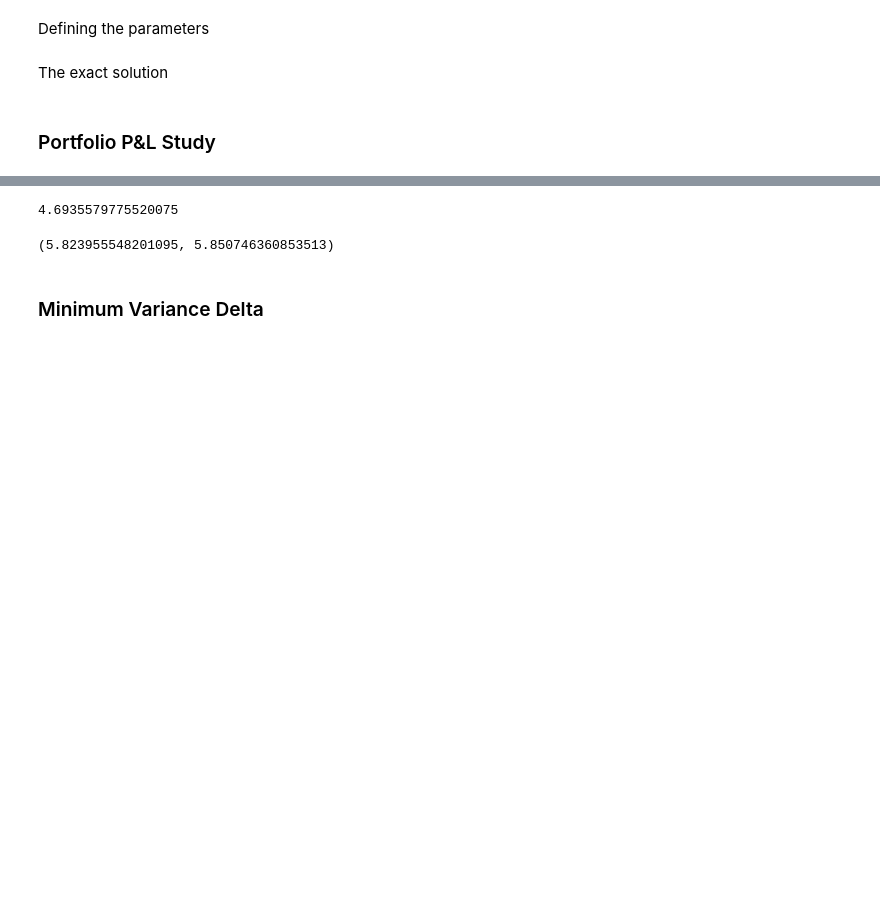
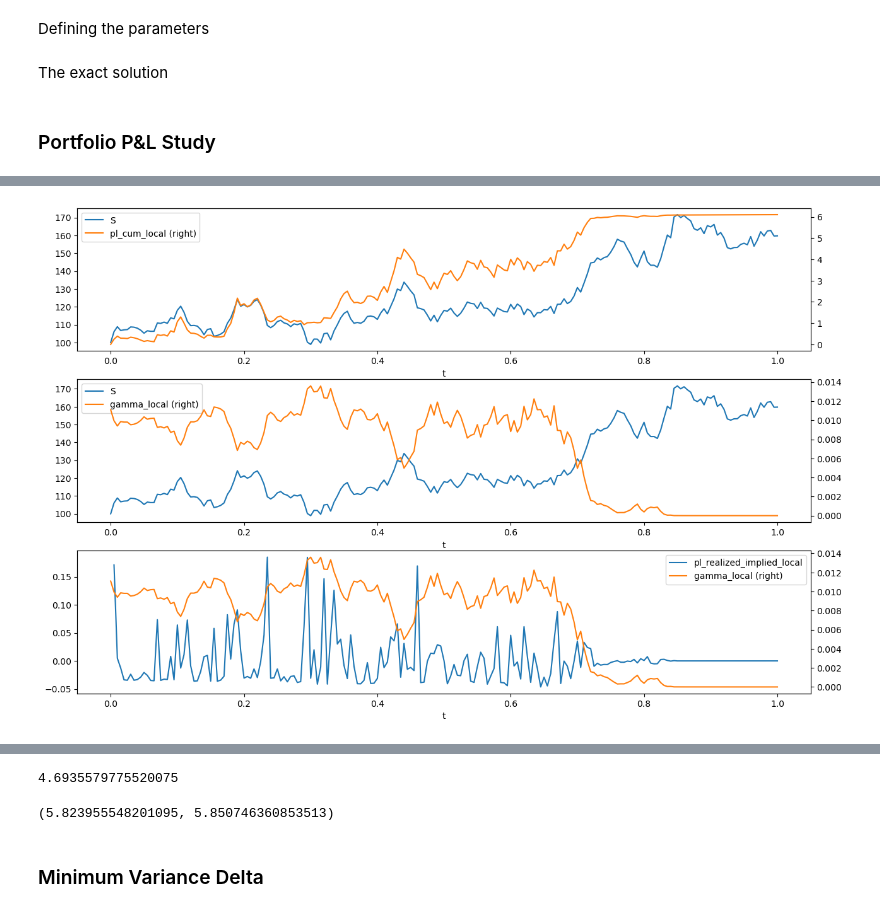
Before and after one commit to fbristotti/cqf, a Jupyter notebook: final/final.ipynb, the cells around one changed output, grey strips where cells are left out. Saved outputs shown, nothing was run; the diff lists cells and outputs as text; code cells hidden in the pictures; blank space fills up the shorter version.

```diff
--- a/final/final.ipynb
+++ b/final/final.ipynb
@@ -304,0 +349,34 @@ The exact solution
+# %%
+def get_portfolio(S0, r, K, T, N, B, vol_local, vol_impl, repl_vol='implied'):
+    dt = T/N
+    df = pd.DataFrame(index=np.arange(0, T+dt, dt), data=np.arange(0, T+dt, dt), columns=['t'])
+    df['S'] = get_asset_path(S0, r, dt, vol_local, B)
+    df['S_return'] = df.S.pct_change()
+    df['option'] = df.apply(lambda row: get_call(row.S, vol_impl, 0, r, K, T-row.t), axis=1)
+    df['vol_local'] = vol_local
+    df['vol_impl'] = vol_impl
+
+    for vol_type in ['local', 'impl']:
+        df['delta_' + vol_type] = df.apply(lambda row: get_delta(row.S, row['vol_' + vol_type], 0, r, K, T-row.t), axis=1)
+        df['portfolio_' + vol_type] = df.option - df['delta_' + vol_type]*df.S
+        df['cashflow_delta_' + vol_type] = (df['delta_' + vol_type] - df['delta_' + vol_type].shift(1)) * df.S
+        df['cash_account_' + vol_type] = list(accumulate(df['cashflow_delta_' + vol_type].values[1:], lambda a,b: a * np.exp(r*dt) + b, initial=-df['portfolio_' + vol_type].values[0]))
+        df['pl_cum_' + vol_type] = df['portfolio_' + vol_type] + df['cash_account_' + vol_type]
+
+        df['gamma_' + vol_type] = df.apply(lambda row: get_gamma(row.S, row['vol_' + vol_type], 0, r, K, T-row.t), axis=1)
+        df['pl_realized_implied_' + vol_type] = df.apply(lambda row: 0.5*row['gamma_' + vol_type]*row.S**2*(row.S_return**2-row['vol_' + vol_type]**2*dt), axis=1)
+        df['made_money_' + vol_type] = df.apply(lambda row: row.S_return**2 >= row['vol_' + vol_type]**2*dt, axis=1)
+        df['gamma_total_pl_' + vol_type] = df.apply(lambda row: row['pl_realized_implied_' + vol_type]*np.exp(-r*dt), axis=1)
+
+        df['actual_pl_' + vol_type] = df.loc[T]['pl_cum_' + vol_type]*np.exp(-r*T)
+
+    return df
+
+def plot_portfolio(vol_type = 'local'):
+    fig, ax = plt.subplots(3, 1, figsize=(15,10))
+    portfolio.plot(x = 't', y = 'S', ax = ax[0])
+    portfolio.plot(x = 't', y = 'pl_cum_' + vol_type, ax = ax[0], secondary_y = True)
+    portfolio.plot(x = 't', y = 'S', ax = ax[1])
+    portfolio.plot(x = 't', y = 'gamma_' + vol_type, ax = ax[1], secondary_y = True)
+    portfolio.plot(x = 't', y = 'pl_realized_implied_' + vol_type, ax = ax[2])
+    portfolio.plot(x = 't', y = 'gamma_' + vol_type, ax = ax[2], secondary_y = True);
@@ -451,0 +427,4 @@ for i in range(10):
+# %%
+plot_portfolio('local')
+# %% [output]
+[figure, added]
```
Also changed, not shown: parts of 16 cells of this notebook, 3 other files.
